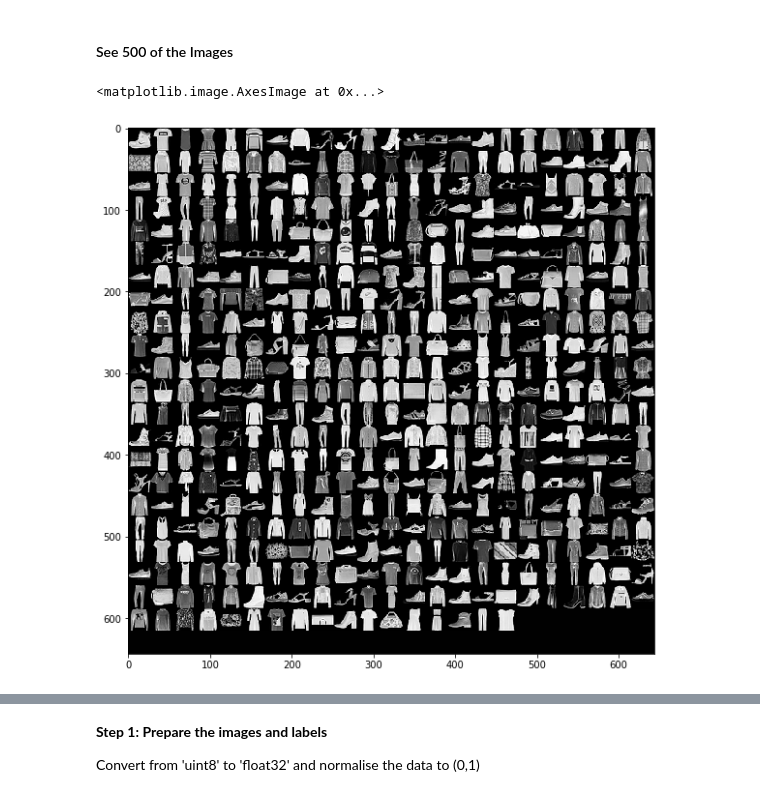
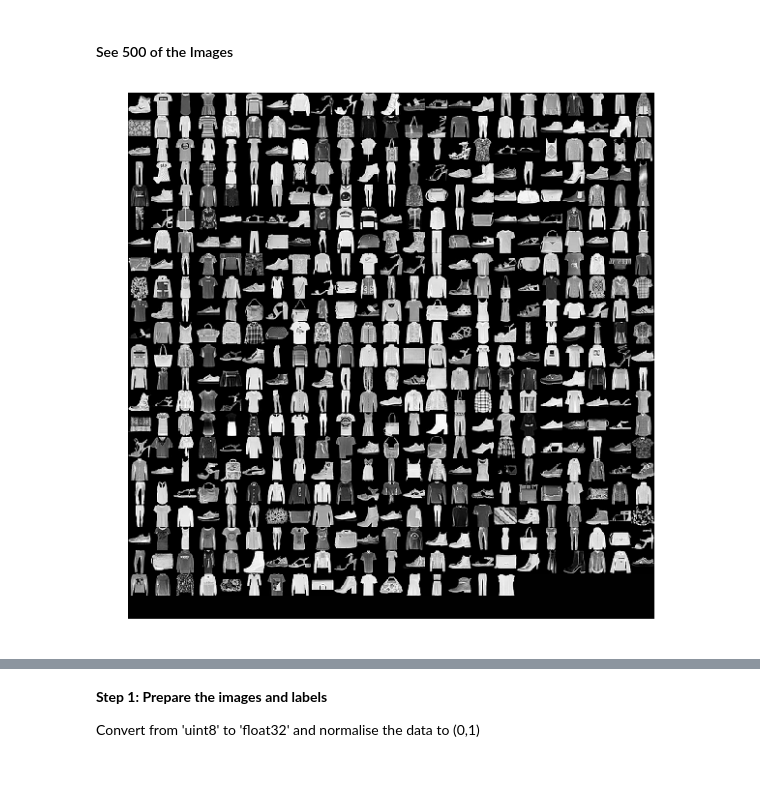
Before and after one commit to amitkaps/deep-learning, a Jupyter notebook: 002-MLP-Fashion.ipynb, the cells around one changed output, grey strips where cells are left out. Drawn from its saved outputs; the diff is of its cells as text; code cells hidden in the pictures.

```diff
--- a/002-MLP-Fashion.ipynb
+++ b/002-MLP-Fashion.ipynb
@@ -71,8 +66,5 @@ from helpers import create_sprite, create_embedding
-# %%
-sprite = create_sprite(x_train[:500])
-plt.figure(figsize = (10,10))
-plt.imshow(sprite,cmap='gray')
-# %% [output]
-<matplotlib.image.AxesImage at 0x...>
-[figure, removed]
+# %%
+vis.imshow_sprite(x_train[:500])
+# %% [output]
+[figure, added]
 # %% [markdown]
```
Also changed, not shown: parts of 41 cells of this notebook, 8 other files.
